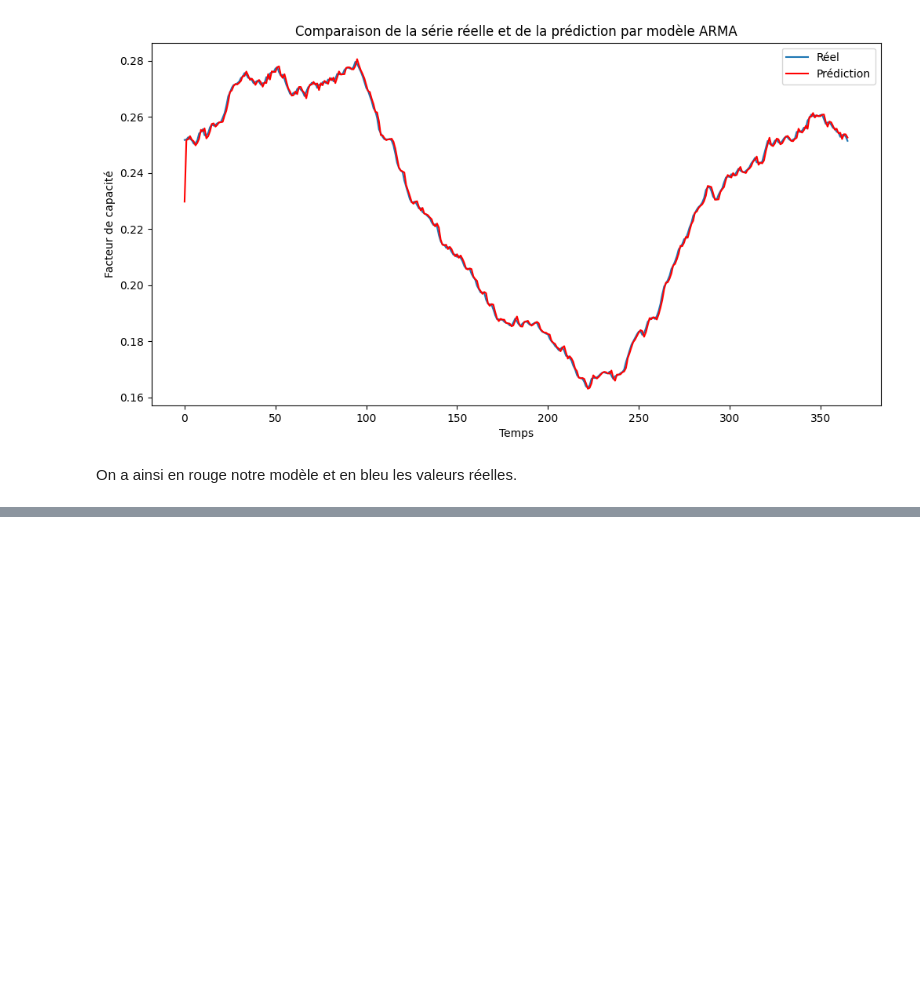
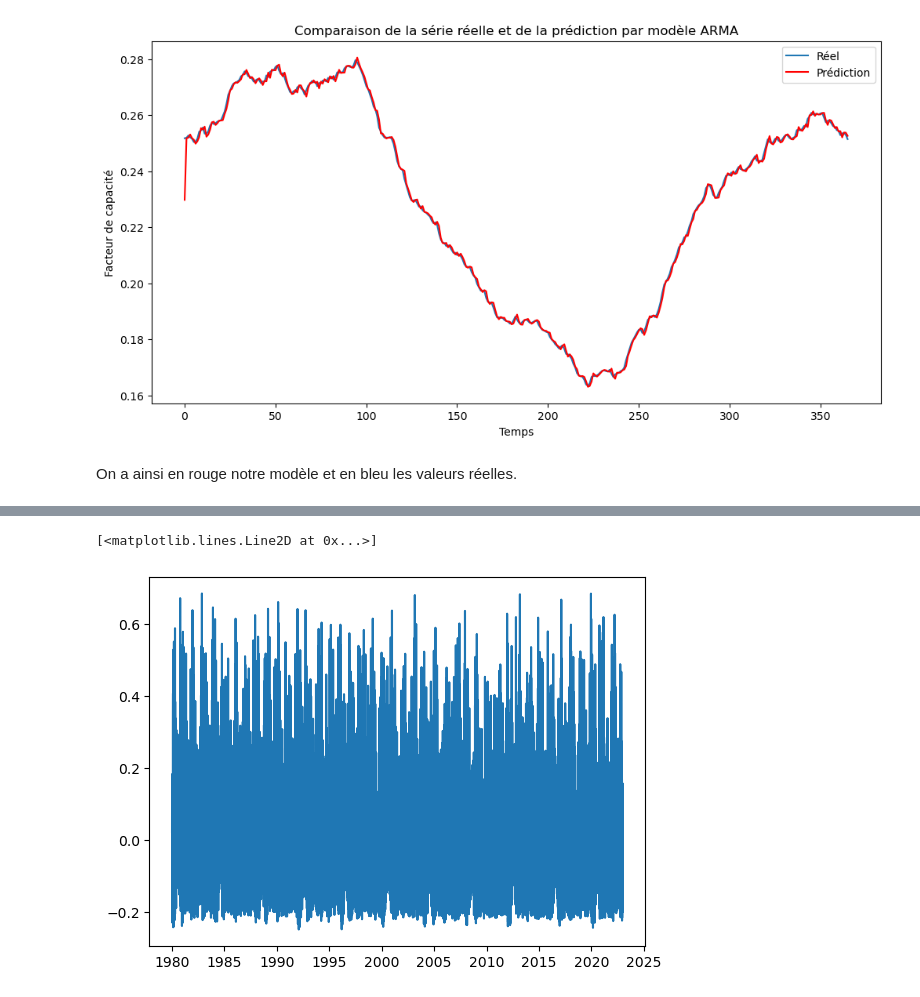
Before and after one commit to dpiot14/Project-4th-year, a Jupyter notebook: wind_Toulouse.ipynb, the cells around one changed output, grey strips where cells are left out. Drawn from its saved outputs; the diff is of its cells as text; code cells hidden in the pictures; blank space fills up the shorter version.

```diff
--- a/wind_Toulouse.ipynb
+++ b/wind_Toulouse.ipynb
@@ -274,0 +275,28 @@ On a ainsi en rouge notre modèle et en bleu les valeurs réelles.
+# %%
+#Mise en forme des données
+
+#Etant donné qu'on a pas soustrait la tendance pour calculer la saisonnalité jusqu'à maintenant, car on prend une tendance constante, je vais juste retirer la saisonnalité.
+
+
+#On initialise les données
+data_day_season=data_day_wind.copy()
+bissextile=4
+
+for i in range(43): #On parcourt nos 43 années de données
+
+    if bissextile == 4 : #Si année bissextile
+        tend=saison28
+        bissextile=0
+    else:
+        tend=saison28[~59]
+
+    #print(1980+i,int(0.75+i*365.25),int(0.75+(i+1)*365.25))
+    data_day_season['electricity'][int(0.75+i*365.25):int(0.75+(i+1)*365.25)]=data_day_season['electricity'][int(0.75+i*365.25):int(0.75+(i+1)*365.25)]-tend
+
+    bissextile += 1
+
+
+plt.plot(data_day_season['electricity'])
+# %% [output]
+[<matplotlib.lines.Line2D at 0x...>]
+[figure, added]
```
Also changed, not shown: parts of 6 cells of this notebook.
